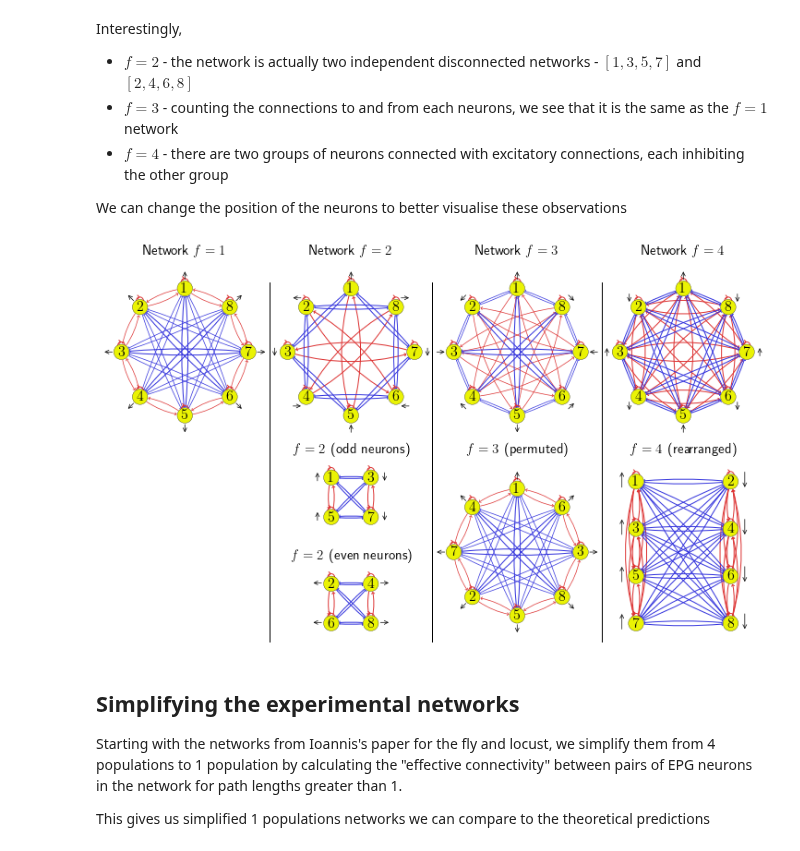
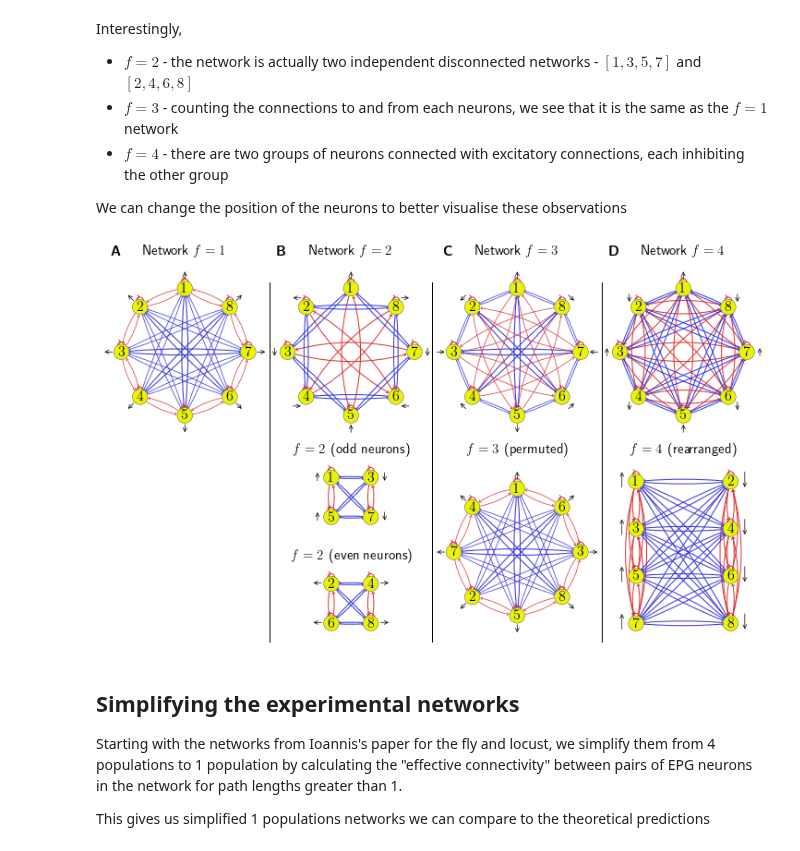
Before and after one commit to Dominic-DallOsto/insect-navigation-sinusoidal-optimality, a Jupyter notebook: insect network graph analysis.ipynb, the cells around one changed output. Saved outputs shown, nothing was run; the diff lists cells and outputs as text; code cells hidden in the pictures.

```diff
--- a/insect network graph analysis.ipynb
+++ b/insect network graph analysis.ipynb
@@ -285,6 +285,8 @@ for i, f in enumerate(f_range):
 	nx.set_node_attributes(g, neuron_pos, name='pos')
 	draw_graph(g, axs[i], only_show_indices=True, node_size=275, recurrent_connection_scale=0.6)
 	axs[i].set_title(f'Network $f={f}$', fontsize=figsize[0]/8*12) # scale up font size as if the figure were 8 inches wide (to match other figures)
+	axs[i].set_title(f'$\\textbf {["A","B","C","D"][i]}$', fontsize=figsize[0]/8*12, loc='left')
+
 
 g_subset = (lambda W: nx.DiGraph([(f'EPG_{i+1}', f'EPG_{j+1}', {'weight': 8*W[i][j]}) for i in range(N) for j in range(N) if abs(W[i][j]) > 1e-6])) \
 		(profile_to_matrix(2/N * np.cos(2*2*np.pi*neuron_indices/N)))
@@ -319,34 +321,34 @@ axs[7].set_title('$f=4$ (rearranged)', fontsize=figsize[0]/8*12) # scale up font
 # plt.suptitle('Theoretical network connectivity structures using different individual harmonics', fontsize=figsize[0]/8*14) # scale up font size as if the figure were 8 inches wide (to match other figures)
 
 for x in [0.255,0.5,0.755]:
 	fig.add_artist(plt.Line2D([x, x], [0,0.9], color="black", lw=1))
 
 arrow_length = 0.4
 arrow_start = lambda centre, length, direction: centre - length/2*cos_sin(direction)
 arrow_end = lambda centre, length, direction: centre + length/2*cos_sin(direction)
 arrow_centre_length = 2.65
 for n in range(N):
 	arrow_centre = arrow_centre_length*cos_sin(2*np.pi*n/N + np.pi/2)
 	for i, f in enumerate(range(1,5)):
 		axs[i].annotate('', xy=arrow_start(arrow_centre, arrow_length, 2*f*np.pi*n/N + np.pi/2), xytext=arrow_end(arrow_centre, arrow_length, 2*f*np.pi*n/N + np.pi/2), arrowprops=dict(arrowstyle="<-", linewidth=0.7, color='k'), annotation_clip=False)
 	axs[6].annotate('', xy=arrow_start(arrow_centre, arrow_length, 2*np.pi*n/N + np.pi/2), xytext=arrow_end(arrow_centre, arrow_length, 2*np.pi*n/N + np.pi/2), arrowprops=dict(arrowstyle="<-", linewidth=0.7, color='k'), annotation_clip=False)
 
 for i, ax in enumerate(axs[4:6]):
 	for j, x in enumerate([-0.85,0.85]):
 		for y in [0,1]:
 			direction = [np.pi/2, -np.pi/2, -np.pi, 0][2*i + j]
 			ax.annotate('', xy=arrow_start(np.array([x,y+0.02]), 0.3, direction), xytext=arrow_end(np.array([x,y+0.02]), 0.3, direction), arrowprops=dict(arrowstyle="<-", linewidth=0.7, color='k'), annotation_clip=False)
 
 for i, x in enumerate([-0.65,0.65]):
 	for y in [-1/2, 0, 1/2, 1]:
 		direction = [np.pi/2, -np.pi/2][i]
 		axs[7].annotate('', xy=arrow_start(np.array([x,y+0.02]), arrow_length/2, direction), xytext=arrow_end(np.array([x,y+0.02]), arrow_length/2, direction), arrowprops=dict(arrowstyle="<-", linewidth=0.7, color='k'), annotation_clip=False)
 
 plt.savefig('plots/theoretical-network-permutations-with-arrows.pdf')
 
 plt.show()
 # %% [output]
-[figure, old version]
+[figure, new version]
 # %% [markdown]
 ## Simplifying the experimental networks
 
```
Also changed, not shown: parts of 1 cell of this notebook, 15 other files.
